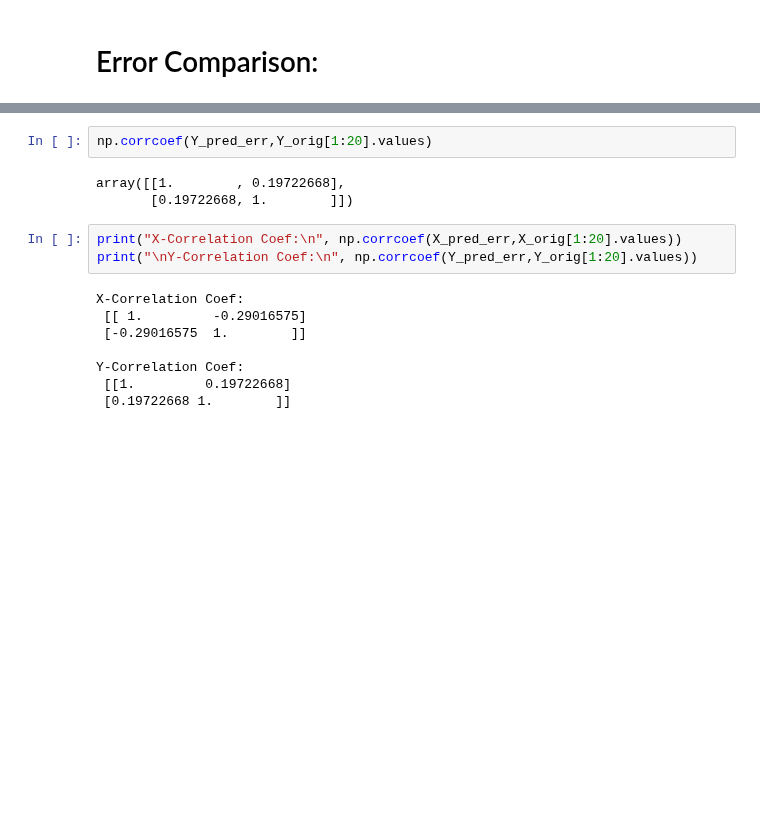
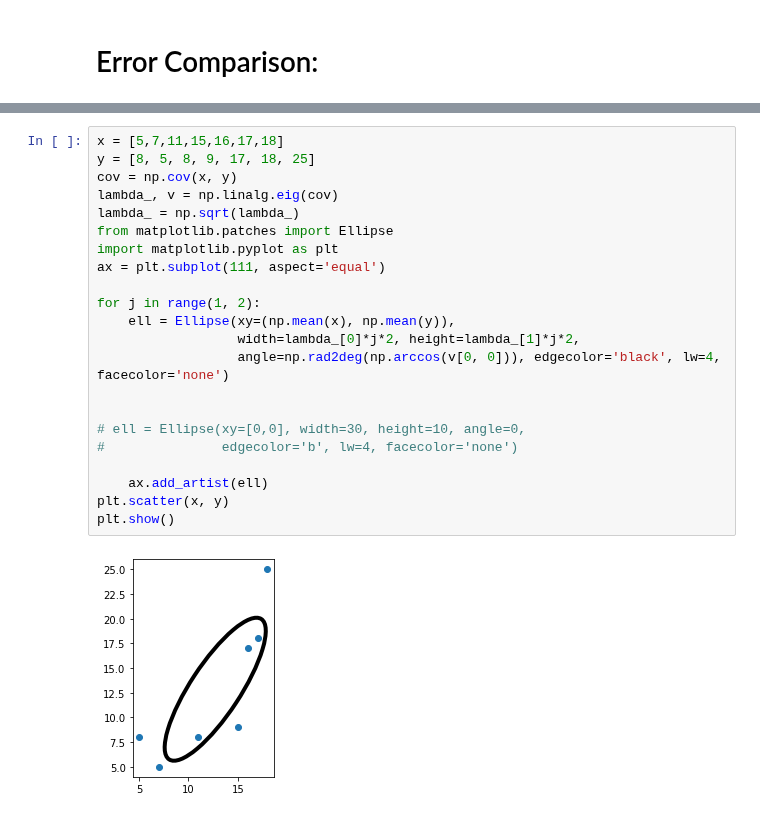
Before and after one commit to cnburger/AIS_KalmanFilter, a Jupyter notebook: KalmanFilter_adjust.ipynb, the cells around one changed output, grey strips where cells are left out. Cells and saved outputs as stored; diff of their text form; blank space fills up the shorter version.

```diff
--- a/KalmanFilter_adjust.ipynb
+++ b/KalmanFilter_adjust.ipynb
@@ -275,16 +320,24 @@ array([[ 1.        , -0.29016575],
-# %%
-np.corrcoef(Y_pred_err,Y_orig[1:20].values)
-# %% [output]
-array([[1.        , 0.19722668],
-       [0.19722668, 1.        ]])
-# %%
-print("X-Correlation Coef:\n", np.corrcoef(X_pred_err,X_orig[1:20].values))
-print("\nY-Correlation Coef:\n", np.corrcoef(Y_pred_err,Y_orig[1:20].values))
-# %% [output]
-X-Correlation Coef:
- [[ 1.         -0.29016575]
- [-0.29016575  1.        ]]
-
-Y-Correlation Coef:
- [[1.         0.19722668]
- [0.19722668 1.        ]]
+# %%
+x = [5,7,11,15,16,17,18]
+y = [8, 5, 8, 9, 17, 18, 25]
+cov = np.cov(x, y)
+lambda_, v = np.linalg.eig(cov)
+lambda_ = np.sqrt(lambda_)
+from matplotlib.patches import Ellipse
+import matplotlib.pyplot as plt
+ax = plt.subplot(111, aspect='equal')
+
+for j in range(1, 2):
+    ell = Ellipse(xy=(np.mean(x), np.mean(y)),
+                  width=lambda_[0]*j*2, height=lambda_[1]*j*2,
+                  angle=np.rad2deg(np.arccos(v[0, 0])), edgecolor='black', lw=4, facecolor='none')
+
+
+# ell = Ellipse(xy=[0,0], width=30, height=10, angle=0,
+#               edgecolor='b', lw=4, facecolor='none')
+
+    ax.add_artist(ell)
+plt.scatter(x, y)
+plt.show()
+# %% [output]
+[figure, added]
```
Also changed, not shown: parts of 14 cells of this notebook.
